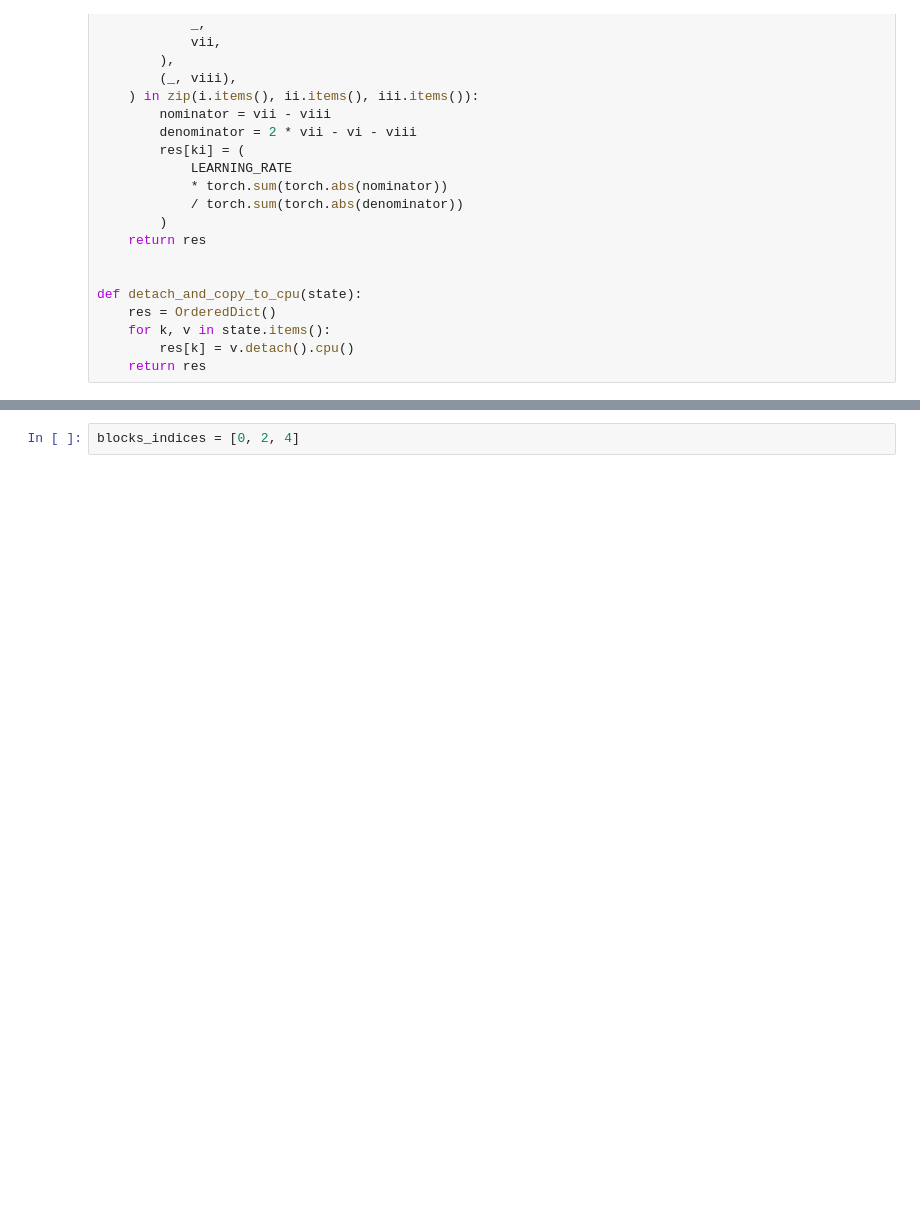
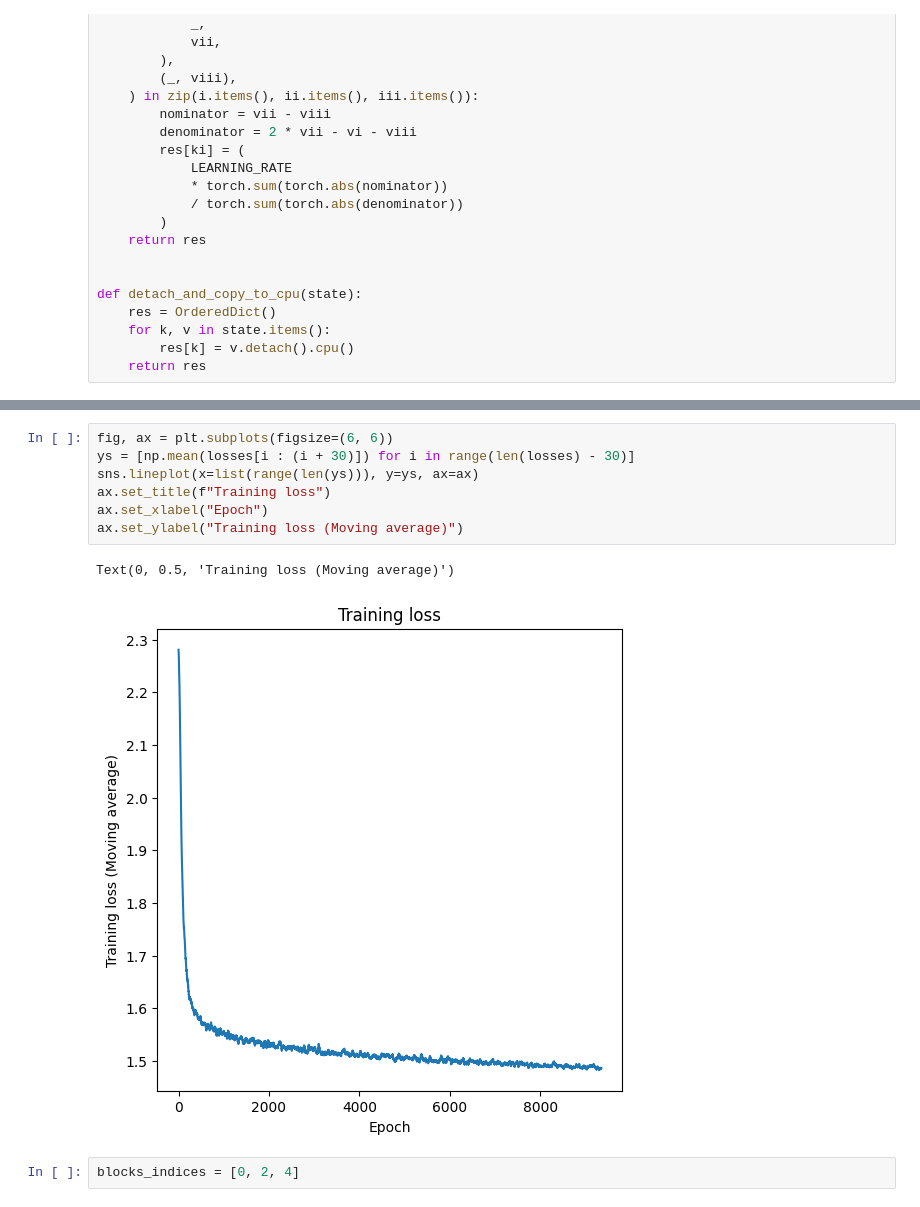
Before and after one commit to dyrewucktv/optimml, a Jupyter notebook: per_layer_lr_analysis.ipynb, the cells around one changed output, grey strips where cells are left out. Drawn from its saved outputs; the diff is of its cells as text; blank space fills up the shorter version.

```diff
--- a/per_layer_lr_analysis.ipynb
+++ b/per_layer_lr_analysis.ipynb
@@ -135,3 +137,13 @@ Test accuracy: 0.969
+# %%
+fig, ax = plt.subplots(figsize=(6, 6))
+ys = [np.mean(losses[i : (i + 30)]) for i in range(len(losses) - 30)]
+sns.lineplot(x=list(range(len(ys))), y=ys, ax=ax)
+ax.set_title(f"Training loss")
+ax.set_xlabel("Epoch")
+ax.set_ylabel("Training loss (Moving average)")
+# %% [output]
+Text(0, 0.5, 'Training loss (Moving average)')
+[figure, added]
 # %%
 blocks_indices = [0, 2, 4]
 # %%
```
Also changed, not shown: parts of 4 cells of this notebook.
